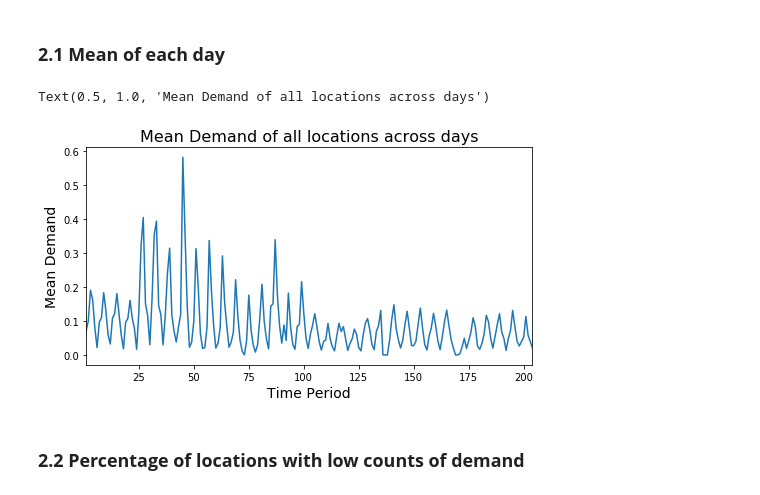
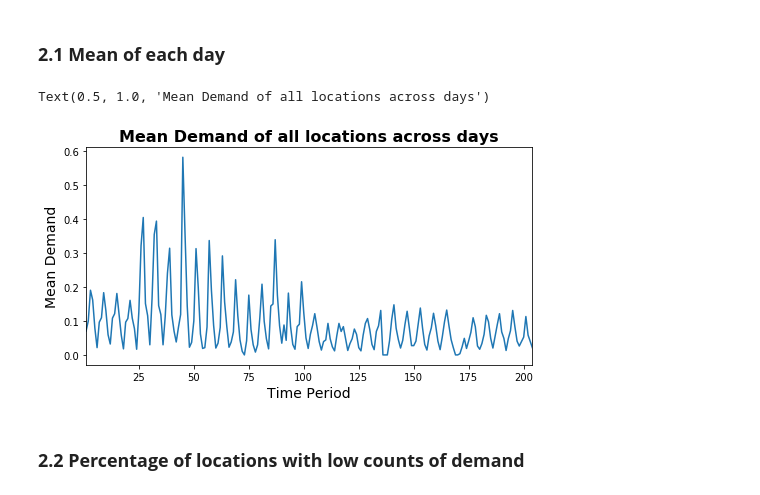
Before and after one commit to Angps1995/Spatial-Temporal-Models-for-delivery-demand-forecast, a Jupyter notebook: ExploratoryAnalysis.ipynb, the cells around one changed output. Cells and saved outputs as stored; diff of their text form; code cells hidden in the pictures.

```diff
--- a/ExploratoryAnalysis.ipynb
+++ b/ExploratoryAnalysis.ipynb
@@ -66,12 +66,12 @@ memory usage: 4.8+ KB
 # %%
 mean_demand = loc_time_demand_df.mean()
 mean_demand.plot(figsize=(8,4))
 plt.xlabel("Time Period", fontsize = 14)
 plt.ylabel("Mean Demand", fontsize = 14)
-plt.title("Mean Demand of all locations across days", fontsize = 16)
+plt.title("Mean Demand of all locations across days", fontsize = 16, fontweight = 'bold')
 # %% [output]
 Text(0.5, 1.0, 'Mean Demand of all locations across days')
-[figure, old version]
+[figure, new version]
 # %% [markdown]
 ### **2.2 Percentage of locations with low counts of demand**
 # %%
```
Also changed, not shown: parts of 9 cells of this notebook, 1 other file.
